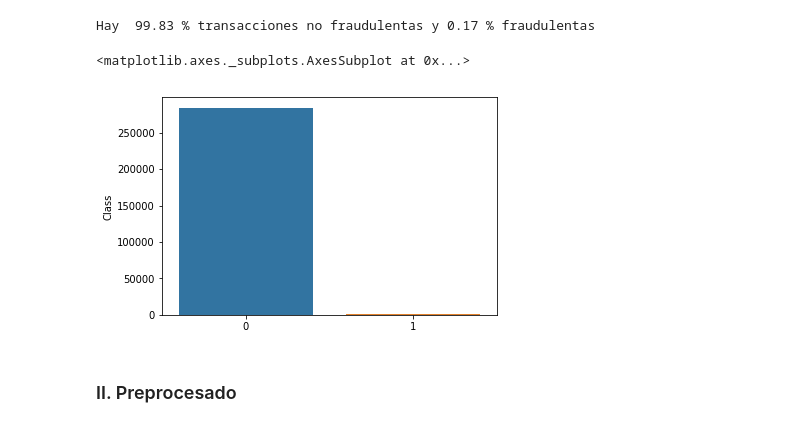
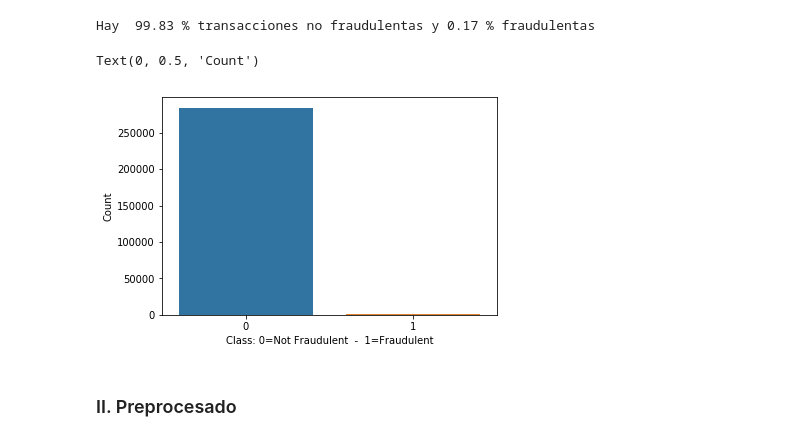
Before and after one commit to VegaLaguna/Kaggle-Credit_card_fraud, a Jupyter notebook: CreditCard_Fraud_Detection.ipynb, the cells around one changed output. Drawn from its saved outputs; the diff is of its cells as text; code cells hidden in the pictures.

```diff
--- a/CreditCard_Fraud_Detection.ipynb
+++ b/CreditCard_Fraud_Detection.ipynb
@@ -166,9 +170,11 @@ print('Hay ',round(100*normal/(normal+fraud),2), '% transacciones no fraudulenta
 Hay  99.83 % transacciones no fraudulentas y 0.17 % fraudulentas
 # %%
 sns.barplot(x = df['Class'].value_counts().index, y=df['Class'].value_counts())
+plt.xlabel('Class: 0=Not Fraudulent  -  1=Fraudulent')
+plt.ylabel('Count')
 # %% [output]
-<matplotlib.axes._subplots.AxesSubplot at 0x...>
+Text(0, 0.5, 'Count')
-[figure, old version]
+[figure, new version]
 # %% [markdown]
 ### II. Preprocesado
 # %% [markdown]
```
Also changed, not shown: parts of 23 cells of this notebook.
